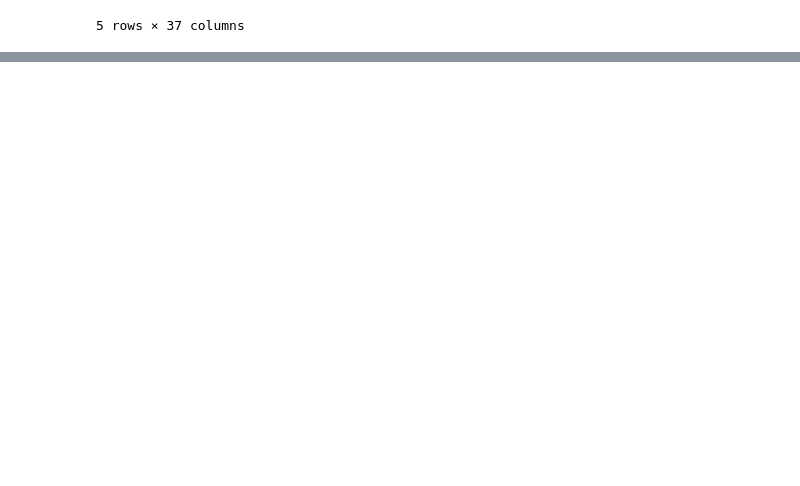
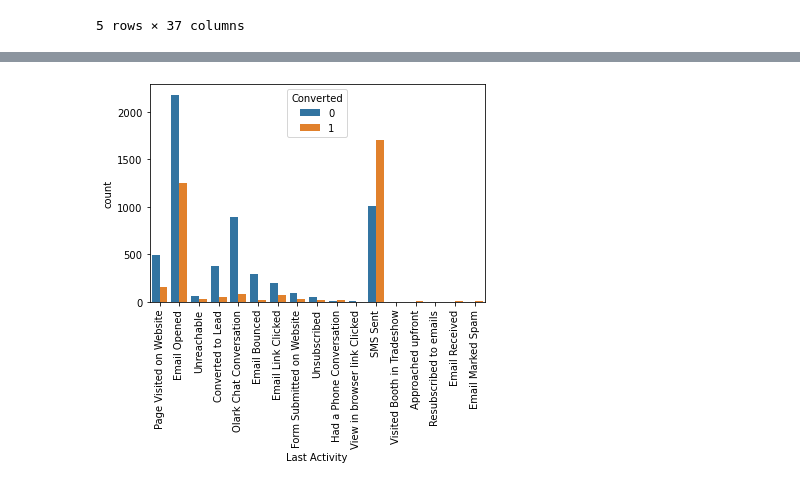
Before and after one commit to Pratik-Acharyya/Lead-Scoring-Case-Study, a Jupyter notebook: Lead_Scoring_Model.ipynb, the cells around one changed output, grey strips where cells are left out. Cells and saved outputs as stored; diff of their text form; code cells hidden in the pictures; blank space fills up the shorter version.

```diff
--- a/Lead_Scoring_Model.ipynb
+++ b/Lead_Scoring_Model.ipynb
@@ -117,0 +340,8 @@ lead.head()
+# %%
+# Plotting the Last Activity again
+
+sns.countplot(x="Last Activity", hue="Converted", data= lead)
+plt.xticks(rotation='vertical')
+plt.show()
+# %% [output]
+[figure, added]
```
Also changed, not shown: parts of 30 cells of this notebook.
